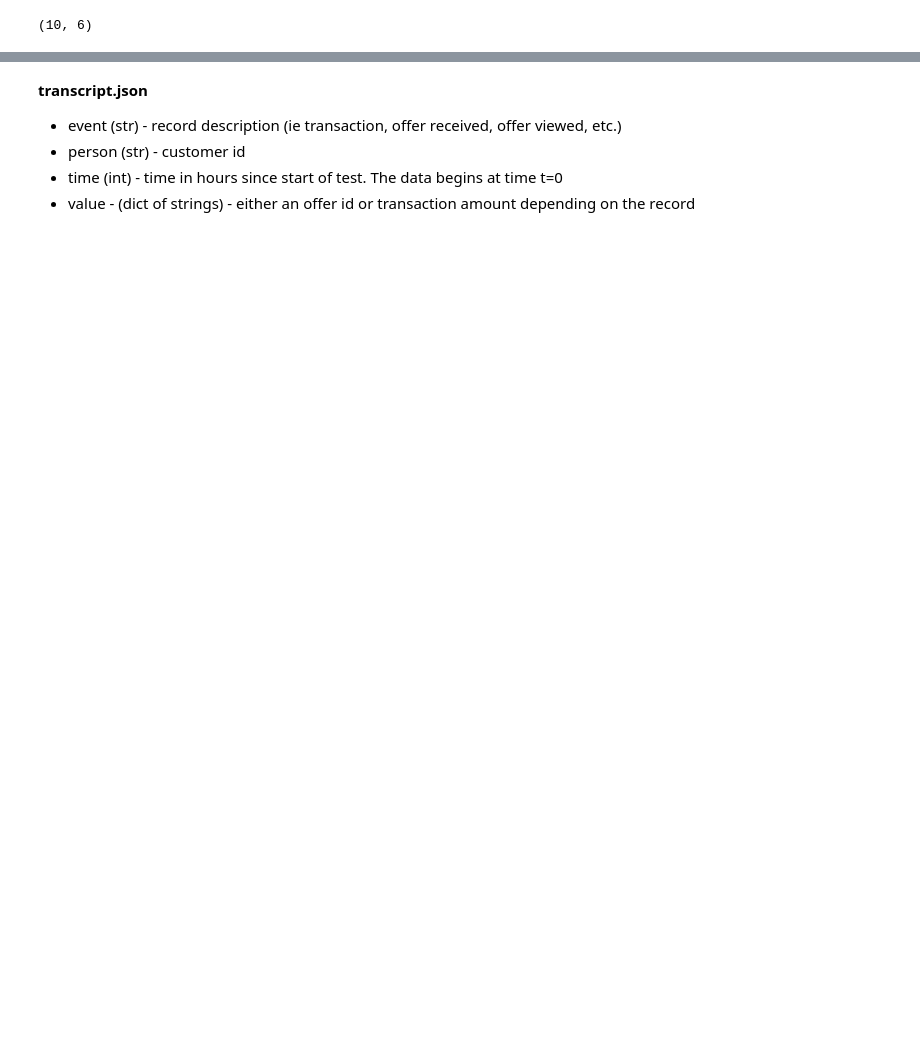
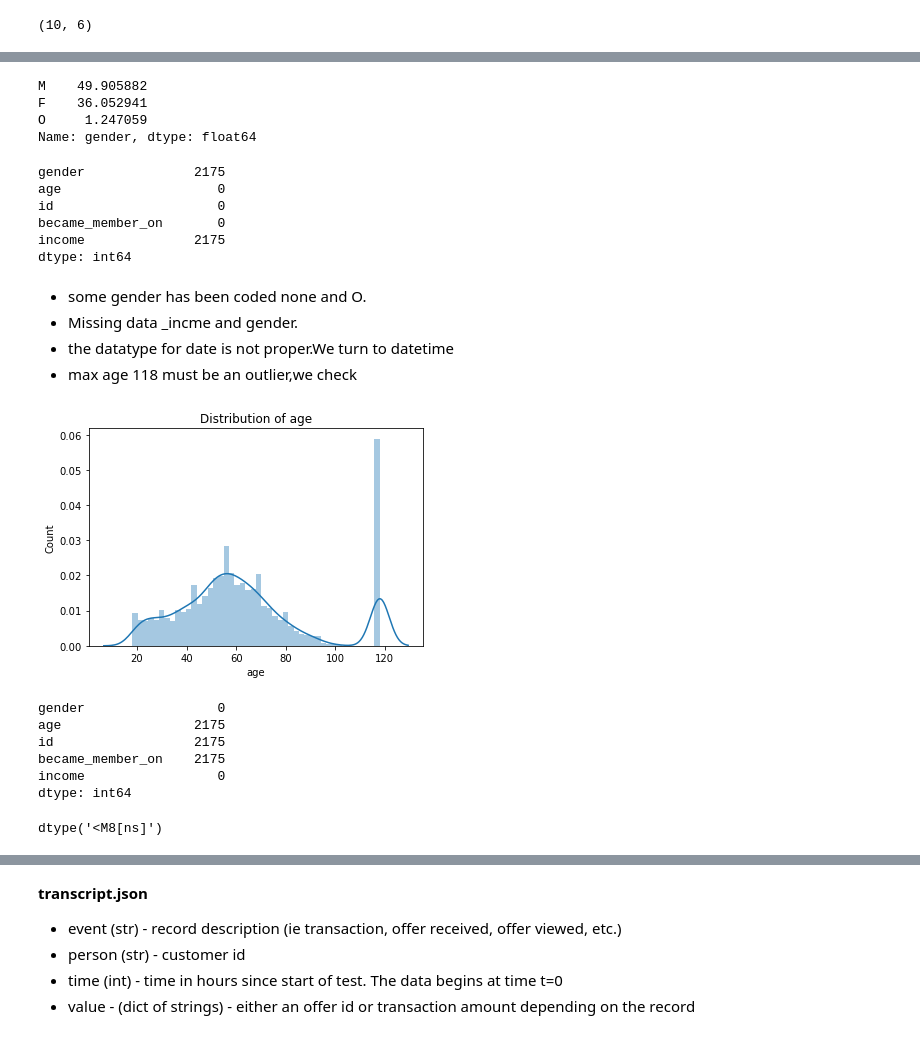
Before and after one commit to oladipod/capstone_starbucks, a Jupyter notebook: main_notebook.ipynb, the cells around one changed output, grey strips where cells are left out. Cells and saved outputs as stored; diff of their text form; code cells hidden in the pictures; blank space fills up the shorter version.

```diff
--- a/main_notebook.ipynb
+++ b/main_notebook.ipynb
@@ -184,0 +296,63 @@ profile.describe()
+# %%
+#percentages of categories
+for i in prof_cat:
+    print( profile[i].value_counts()*100/len(profile[i]))
+# %% [output]
+M    49.905882
+F    36.052941
+O     1.247059
+Name: gender, dtype: float64
+# %%
+profile.isnull().sum()
+# %% [output]
+gender              2175
+age                    0
+id                     0
+became_member_on       0
+income              2175
+dtype: int64
+# %% [markdown]
+- some gender has been coded none and O.
+- Missing data _incme and gender.
+- the datatype for date is not proper.We turn to datetime
+- max age 118 must be an outlier,we check
+# %%
+def dist_plot(df, numcols, hist):
+    """
+        plot a distribution plot with or without histograms
+        input:
+            df: df
+            numcols: list of numerical columns
+            hist: Boolean for whether you want histograms with it.
+    """
+
+    for col in numcols:
+        sns.distplot(df[col],hist=hist)
+        plt.title("Distribution of "+ col)
+        plt.xlabel(col)
+        plt.ylabel("Count")
+        plt.show()
+# %%
+dist_plot(df=profile, numcols=['age'], hist = True )
+# %% [output]
+[figure, added]
+# %%
+# specific count of profiles exactly of age = 118 and check the subset where age is 118 for the other columns
+profile[profile['age']==118].count()
+# %% [output]
+gender                 0
+age                 2175
+id                  2175
+became_member_on    2175
+income                 0
+dtype: int64
+# %%
+#change datatype for became_member on column
+#first, convert col to string then df
+profile['became_member_on'] = profile['became_member_on'].apply(str)
+
+profile['became_member_on'] =  pd.to_datetime(profile['became_member_on'], infer_datetime_format=True)
+
+profile['became_member_on'].dtype
+# %% [output]
+dtype('<M8[ns]')
```
Also changed, not shown: parts of 158 cells of this notebook, 1 other file.
